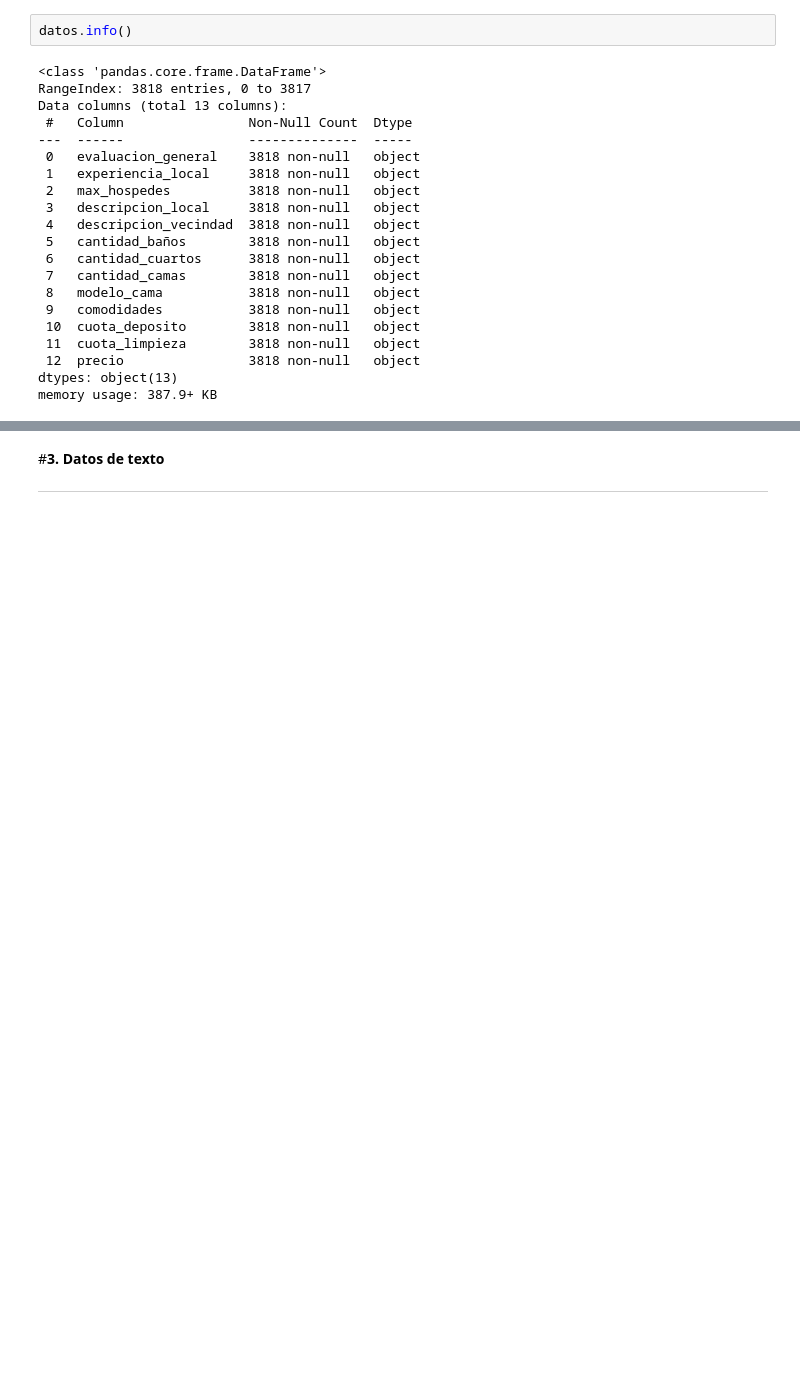
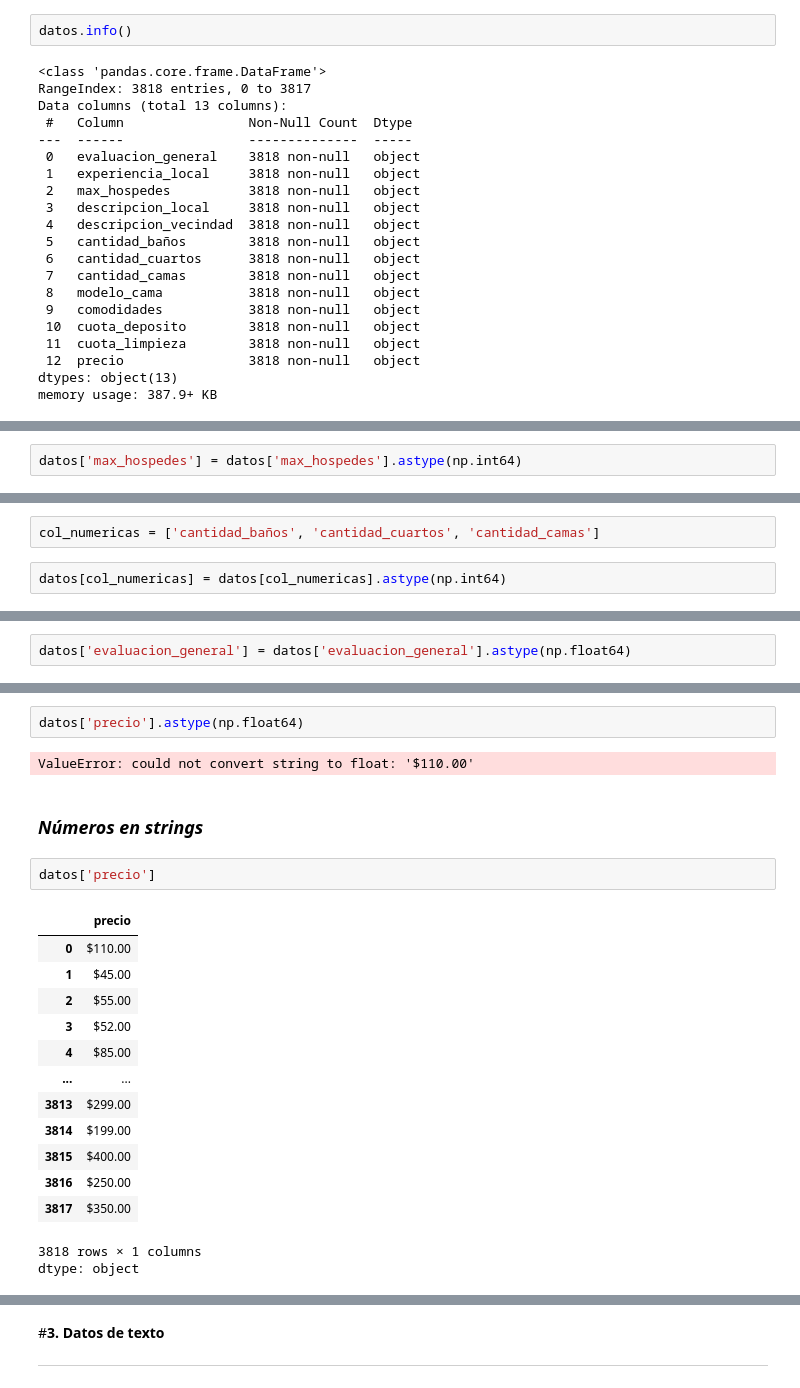
Before and after one commit to NatSama2/Curso-Alura-Latam, a Jupyter notebook: Pandas_Tratamiento_Manipulacion_Datos.ipynb, the cells around one changed output, grey strips where cells are left out. Saved outputs shown, nothing was run; the diff lists cells and outputs as text; blank space fills up the shorter version.

Commit message:
Números en strings

```diff
--- a/Pandas_Tratamiento_Manipulacion_Datos.ipynb
+++ b/Pandas_Tratamiento_Manipulacion_Datos.ipynb
@@ -139,0 +142,2 @@ memory usage: 387.9+ KB
+# %%
+datos['max_hospedes'] = datos['max_hospedes'].astype(np.int64)
@@ -139,0 +167,4 @@ memory usage: 387.9+ KB
+# %%
+col_numericas = ['cantidad_baños', 'cantidad_cuartos', 'cantidad_camas']
+# %%
+datos[col_numericas] = datos[col_numericas].astype(np.int64)
@@ -139,0 +194,2 @@ memory usage: 387.9+ KB
+# %%
+datos['evaluacion_general'] = datos['evaluacion_general'].astype(np.float64)
@@ -139,0 +219,23 @@ memory usage: 387.9+ KB
+# %%
+datos['precio'].astype(np.float64)
+# %% [output]
+ValueError: could not convert string to float: '$110.00'
+# %% [markdown]
+### *Números en strings*
+# %%
+datos['precio']
+# %% [output]
+|  | precio |
+| 0 | $110.00 |
+| 1 | $45.00 |
+| 2 | $55.00 |
+| 3 | $52.00 |
+| 4 | $85.00 |
+| ... | ... |
+| 3813 | $299.00 |
+| 3814 | $199.00 |
+| 3815 | $400.00 |
+| 3816 | $250.00 |
+| 3817 | $350.00 |
+3818 rows × 1 columns
+dtype: object
```
Also changed, not shown: parts of 9 cells of this notebook.
